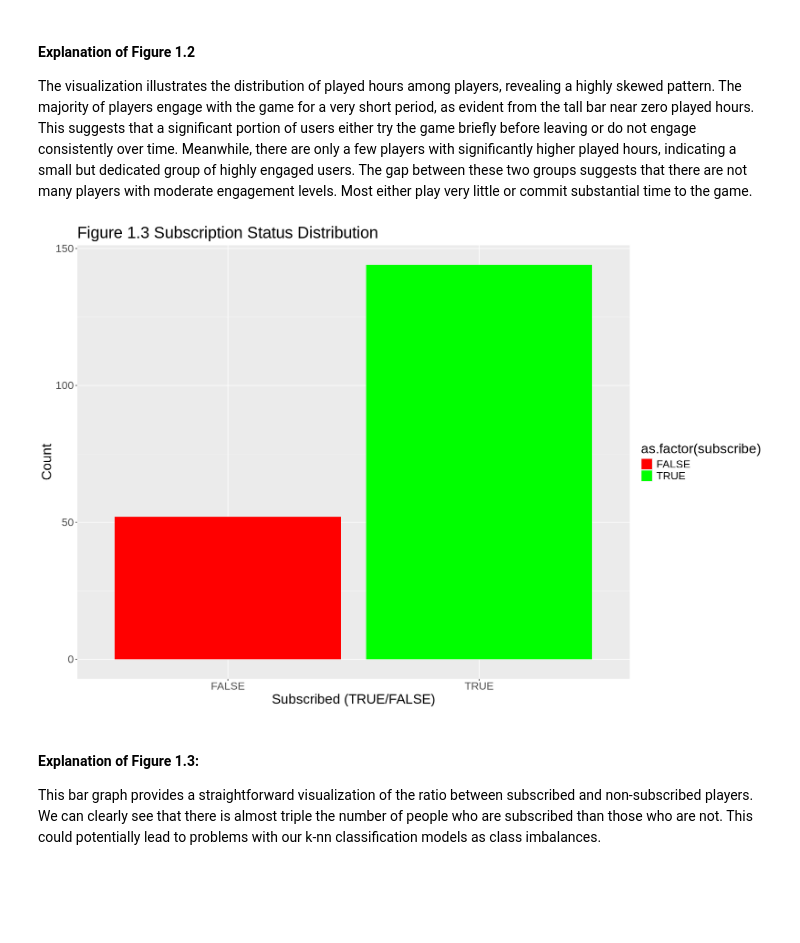
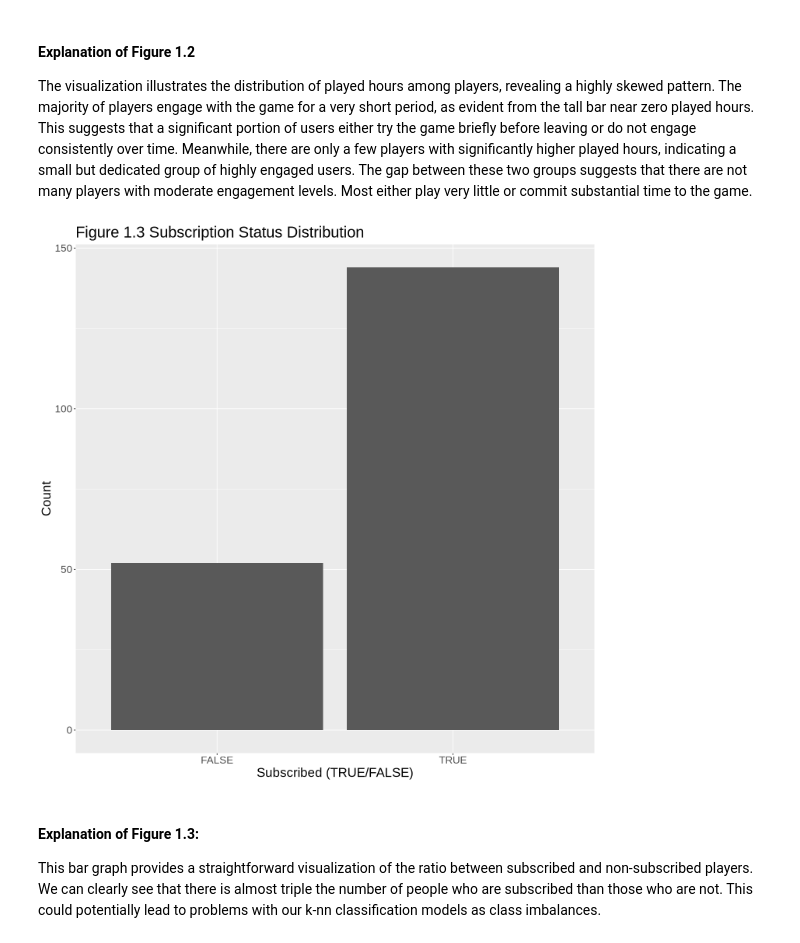
Before and after one commit to Loolin06/dsci-05-27, a Jupyter notebook: ProjectReport.ipynb, the cells around one changed output. Drawn from its saved outputs; the diff is of its cells as text; code cells hidden in the pictures; blank space fills up the shorter version.

Commit message:
Changed Figure 1.2

```diff
--- a/ProjectReport.ipynb
+++ b/ProjectReport.ipynb
@@ -82,13 +82,12 @@ ggplot(players, aes(x = played_hours)) +
 #### Explanation of Figure 1.2
 The visualization illustrates the distribution of played hours among players, revealing a highly skewed pattern. The majority of players engage with the game for a very short period, as evident from the tall bar near zero played hours. This suggests that a significant portion of users either try the game briefly before leaving or do not engage consistently over time. Meanwhile, there are only a few players with significantly higher played hours, indicating a small but dedicated group of highly engaged users. The gap between these two groups suggests that there are not many players with moderate engagement levels. Most either play very little or commit substantial time to the game.
 # %%
-ggplot(players, aes(x = as.factor(subscribe), fill = as.factor(subscribe))) +
+ggplot(players, aes(x = as.factor(subscribe))) +
   geom_bar() +
   labs(title = "Figure 1.3 Subscription Status Distribution", x = "Subscribed (TRUE/FALSE)", y = "Count") +
-  scale_fill_manual(values = c("red", "green")) +
   theme(text = element_text(size=20))
 # %% [output]
-[figure, old version]
+[figure, new version]
 # %% [markdown]
 #### Explanation of Figure 1.3:
 This bar graph provides a straightforward visualization of the ratio between subscribed and non-subscribed players. We can clearly see that there is almost triple the number of people who are subscribed than those who are not. This could potentially lead to problems with our k-nn classification models as class imbalances.
```
